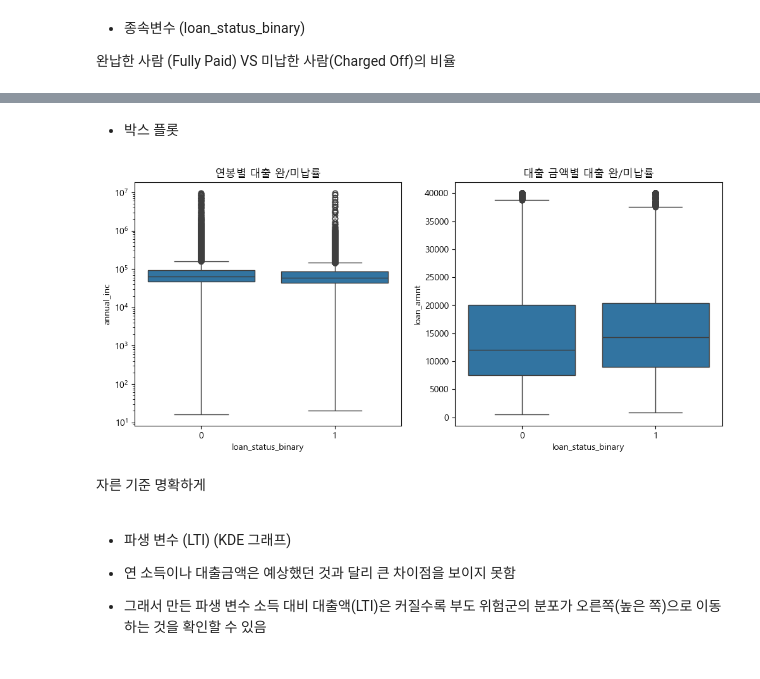
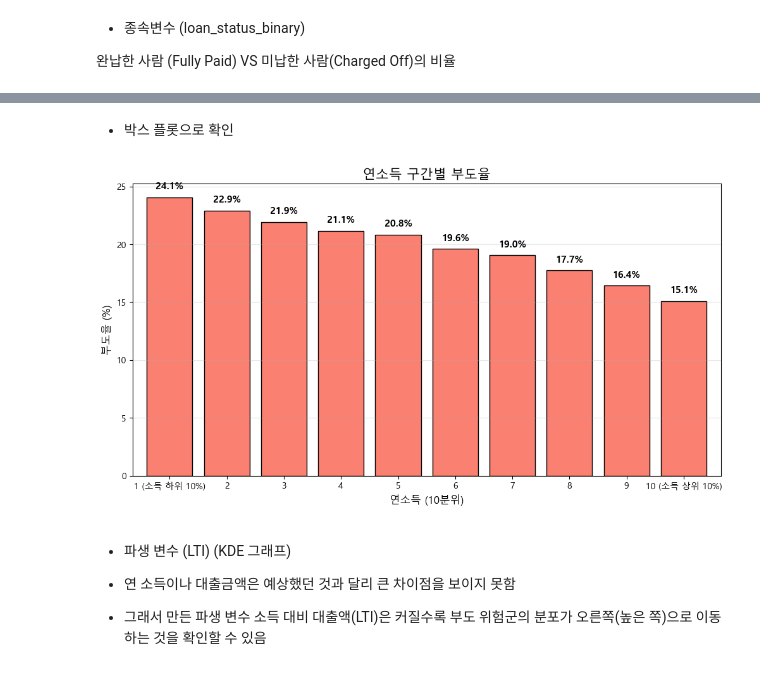
Before and after one commit to urinamu10/LendingClub, a Jupyter notebook: 3. EDA 분석.ipynb, the cells around one changed output, grey strips where cells are left out. Cells and saved outputs as stored; diff of their text form; code cells hidden in the pictures.

```diff
--- a/3. EDA 분석.ipynb
+++ b/3. EDA 분석.ipynb
@@ -287,0 +388,12 @@ plt.show()
+# %%
+# 대출 기간(term) 별 부도율
+plt.figure(figsize=(6, 5))
+term_risk = df.groupby('term')['loan_status_binary'].mean() * 100
+ax = term_risk.plot(kind='bar', color=['skyblue', 'salmon'], edgecolor='black')
+plt.title('대출 기간(Term)별 부도율')
+plt.ylabel('부도율 (%)')
+
+# 퍼센트 표시
+for p in ax.patches:
+    ax.text(p.get_x() + p.get_width()/2, p.get_height()+0.5, f'{p.get_height():.1f}%', ha='center')
+plt.show()
@@ -338,22 +436,34 @@ plt.show()
-# %% [markdown]
-- 박스 플롯
+# %% [markdown]
+- 박스 플롯으로 확인
 # %%
-plt.figure(figsize=(12, 5))
+# 연소득 10개 분위수로 나눠 보기
+inc_labels = ['1 (소득 하위 10%)', '2', '3', '4', '5', '6', '7', '8', '9', '10 (소득 상위 10%)']
+df['inc_bin'] = pd.qcut(df['annual_inc'], 10, labels=inc_labels)
 
-plt.subplot(1, 2, 1)
-sns.boxplot(x='loan_status_binary', y='annual_inc', data=df)
-plt.yscale('log')
-plt.title('연봉별 대출 완/미납률')
+# 구간별 부도율 계산
+inc_risk = df.groupby('inc_bin')['loan_status_binary'].mean() * 100
 
-plt.subplot(1, 2, 2)
-sns.boxplot(x='loan_status_binary', y='loan_amnt', data=df)
-plt.title('대출 금액별 대출 완/미납률')
+plt.figure(figsize=(12, 6))
+ax = inc_risk.plot(kind='bar', color='salmon', edgecolor='black', width=0.8)
+
+# 퍼센테이지 표시
+for p in ax.patches:
+    height = p.get_height()
+    ax.text(x = p.get_x() + p.get_width() / 2,
+            y = height + 0.5,
+            s = f'{height:.1f}%',
+            ha = 'center', va = 'bottom',
+            fontsize = 11, fontweight = 'bold')
+
+plt.title('연소득 구간별 부도율', fontsize=15)
+plt.xlabel('연소득 (10분위)', fontsize=12)
+plt.ylabel('부도율 (%)', fontsize=12)
+plt.xticks(rotation=0)
+plt.grid(axis='y', alpha=0.3)
 
 plt.show()
 # %% [output]
-[figure, old version]
+[figure, new version]
-# %% [markdown]
-자른 기준 명확하게
 # %% [markdown]
 - 파생 변수 (LTI) (KDE 그래프)
 
```
Also changed, not shown: parts of 56 cells of this notebook, 1 other file.
